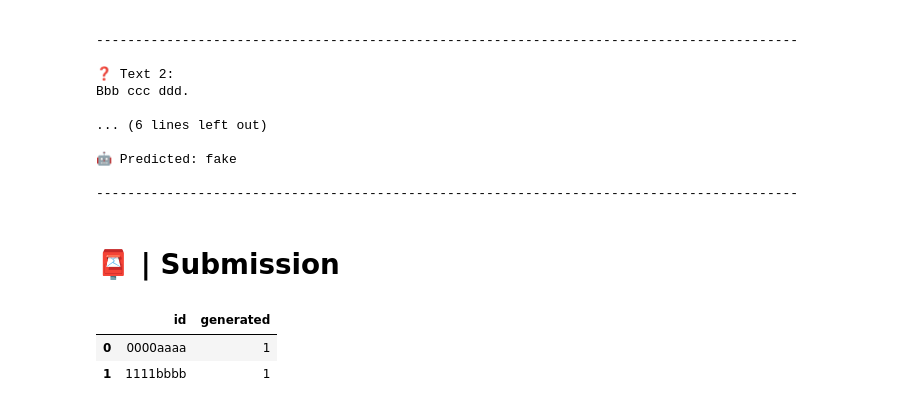
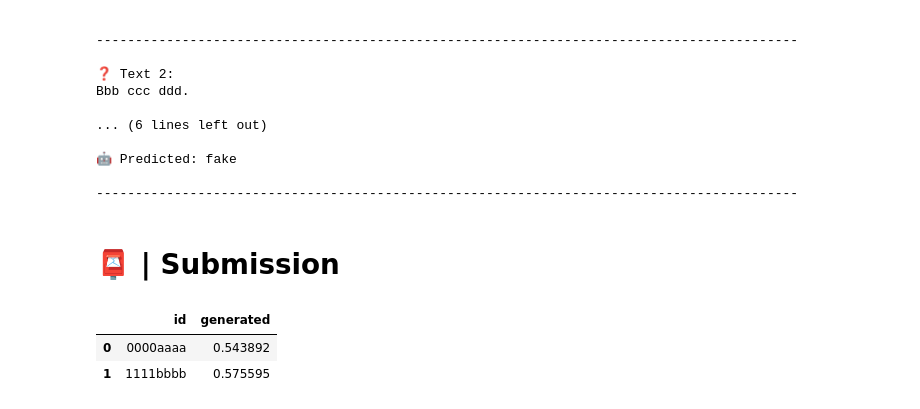
Before and after one commit to awsaf49/detect-fake-text, a Jupyter notebook: notebooks/detect-fake-text-kerasnlp-tf-torch-jax-infer.ipynb, the cells around one changed output. Saved outputs shown, nothing was run; the diff lists cells and outputs as text; code cells hidden in the pictures.

Commit message:
Kaggle Notebook | Detect Fake Text: KerasNLP [TF/Torch/JAX][Infer] | Version 5

```diff
--- a/notebooks/detect-fake-text-kerasnlp-tf-torch-jax-infer.ipynb
+++ b/notebooks/detect-fake-text-kerasnlp-tf-torch-jax-infer.ipynb
@@ -78,9 +78,9 @@ class CFG:
     verbose = 0  # Verbosity
     device = 'GPU'  # Device
     seed = 42  # Random seed
-    batch_size = 4  # Batch size
+    batch_size = 6  # Batch size
     drop_remainder = True  # Drop incomplete batches
-    ckpt_dir = "/kaggle/input/detect-fake-text-kerasnlp-tf-torch-jax-train"  # Name of pretrained models
+    ckpt_dir = "/kaggle/input/daigt-kerasnlp-ckpt"  # Name of pretrained models
     sequence_length = 200  # Input sequence length
     class_names = ['real','fake']  # Class names [A, B, C, D, E]
     num_classes = len(class_names)  # Number of classes
@@ -339,16 +339,16 @@ Bbb ccc ddd.
 # %%
 # Create a DataFrame to store the submission
 sub_df = test_df[["id"]].copy()
 
 # Add the formatted predictions to the submission DataFrame
-sub_df["generated"] = pred_answers
+sub_df["generated"] = fold_preds.squeeze()
 
 # Save Submission
 sub_df.to_csv('submission.csv',index=False)
 
 # Display the first 2 rows of the submission DataFrame
 sub_df.head(2)
 # %% [output]
 |  | id | generated |
-| 0 | 0000aaaa | 1 |
-| 1 | 1111bbbb | 1 |
+| 0 | 0000aaaa | 0.543892 |
+| 1 | 1111bbbb | 0.575595 |
```
Also changed, not shown: parts of 2 cells of this notebook.
